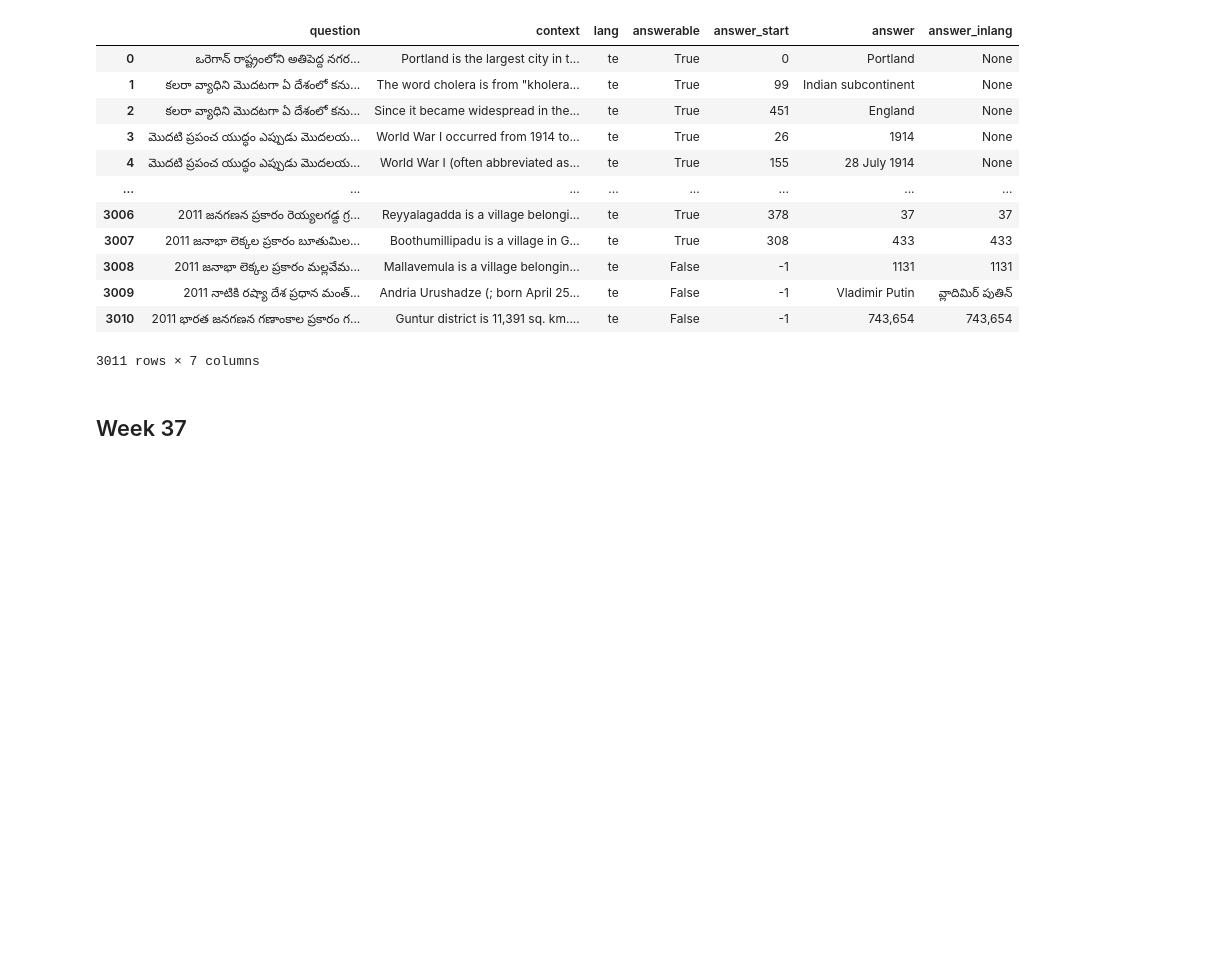
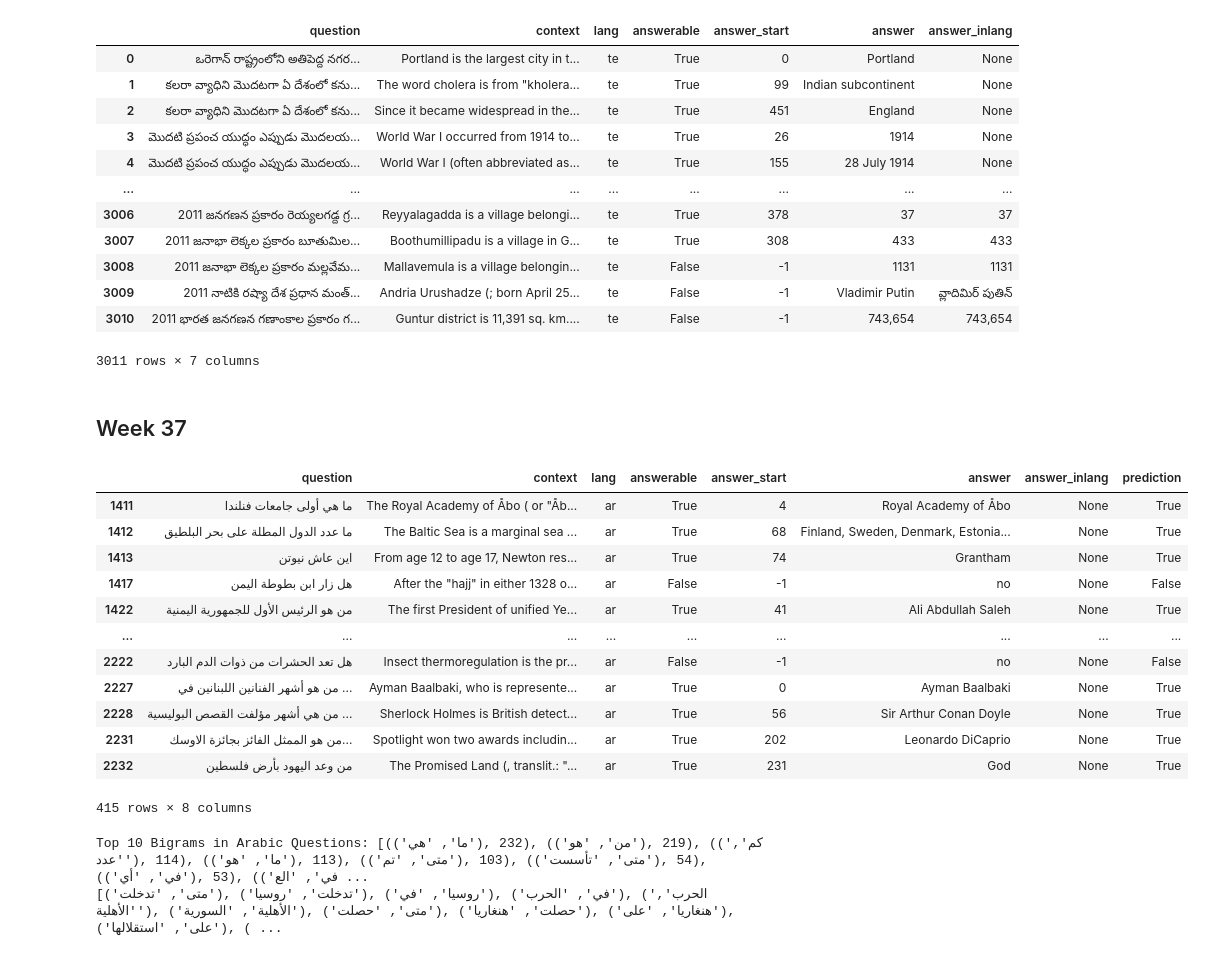
Before and after one commit to nygaardlarsen/NLP-Project, a Jupyter notebook: NLP.ipynb, the cells around one changed output. Saved outputs shown, nothing was run; the diff lists cells and outputs as text; code cells hidden in the pictures; blank space fills up the shorter version.

```diff
--- a/NLP.ipynb
+++ b/NLP.ipynb
@@ -261,3 +247,19 @@ df_val_clean
 3011 rows × 7 columns
 # %% [markdown]
 ## Week 37
+# %%
+arabicDf
+# %% [output]
+|  | question | context | lang | answerable | answer_start | answer | answer_inlang | prediction |
+| 1411 | ما هي أولى جامعات فنلندا | The Royal Academy of Åbo ( or "Åb... | ar | True | 4 | Royal Academy of Åbo | None | True |
+| 1412 | ما عدد الدول المطلة على بحر البلطيق | The Baltic Sea is a marginal sea ... | ar | True | 68 | Finland, Sweden, Denmark, Estonia... | None | True |
+| 1413 | اين عاش نيوتن | From age 12 to age 17, Newton res... | ar | True | 74 | Grantham | None | True |
+| 1417 | هل زار ابن بطوطة اليمن | After the "hajj" in either 1328 o... | ar | False | -1 | no | None | False |
+| 1422 | من هو الرئيس الأول للجمهورية اليمنية | The first President of unified Ye... | ar | True | 41 | Ali Abdullah Saleh | None | True |
+| ... | ... | ... | ... | ... | ... | ... | ... | ... |
+| 2222 | هل تعد الحشرات من ذوات الدم البارد | Insect thermoregulation is the pr... | ar | False | -1 | no | None | False |
+| 2227 | من هو أشهر الفنانين اللبنانين في ... | Ayman Baalbaki, who is represente... | ar | True | 0 | Ayman Baalbaki | None | True |
+| 2228 | من هي أشهر مؤلفت القصص البوليسية ... | Sherlock Holmes is British detect... | ar | True | 56 | Sir Arthur Conan Doyle | None | True |
+| 2231 | من هو الممثل الفائز بجائزة الاوسك... | Spotlight won two awards includin... | ar | True | 202 | Leonardo DiCaprio | None | True |
+| 2232 | من وعد اليهود بأرض فلسطين | The Promised Land (, translit.: "... | ar | True | 231 | God | None | True |
+415 rows × 8 columns
@@ -263,0 +270,16 @@ df_val_clean
+# %%
+# Make a list of all bigrams in arabicDf questions
+allBigrams = []
+for q in arabicDf_train['question']:
+    tokens = nltk.word_tokenize(q)
+    bigrams = list(ngrams(tokens, 2))
+    allBigrams.extend(bigrams)
+
+bigramDict = dict(Counter(allBigrams))
+bigramDict = dict(sorted(bigramDict.items(), key=lambda item: item[1], reverse=True))
+top10Bigrams = list(bigramDict.items())[:10]
+print(f"Top 10 Bigrams in Arabic Questions: {top10Bigrams}")
+print(allBigrams)
+# %% [output]
+Top 10 Bigrams in Arabic Questions: [(('ما', 'هي'), 232), (('من', 'هو'), 219), (('كم', 'عدد'), 114), (('ما', 'هو'), 113), (('متى', 'تم'), 103), (('متى', 'تأسست'), 54), (('في', 'أي'), 53), (('في', 'الع ...
+[('متى', 'تدخلت'), ('تدخلت', 'روسيا'), ('روسيا', 'في'), ('في', 'الحرب'), ('الحرب', 'الأهلية'), ('الأهلية', 'السورية'), ('متى', 'حصلت'), ('حصلت', 'هنغاريا'), ('هنغاريا', 'على'), ('على', 'استقلالها'), ( ...
```
Also changed, not shown: parts of 4 cells of this notebook.
